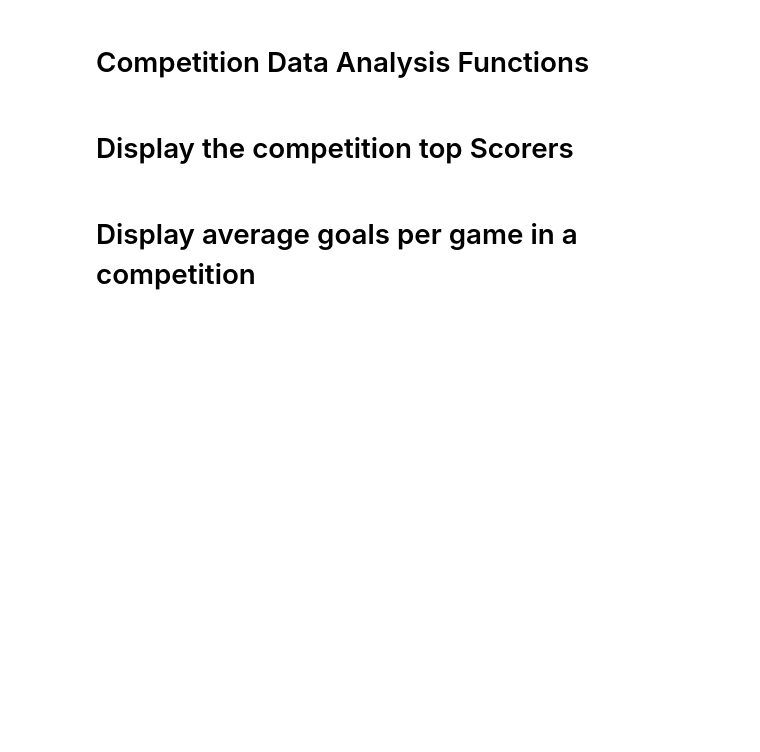
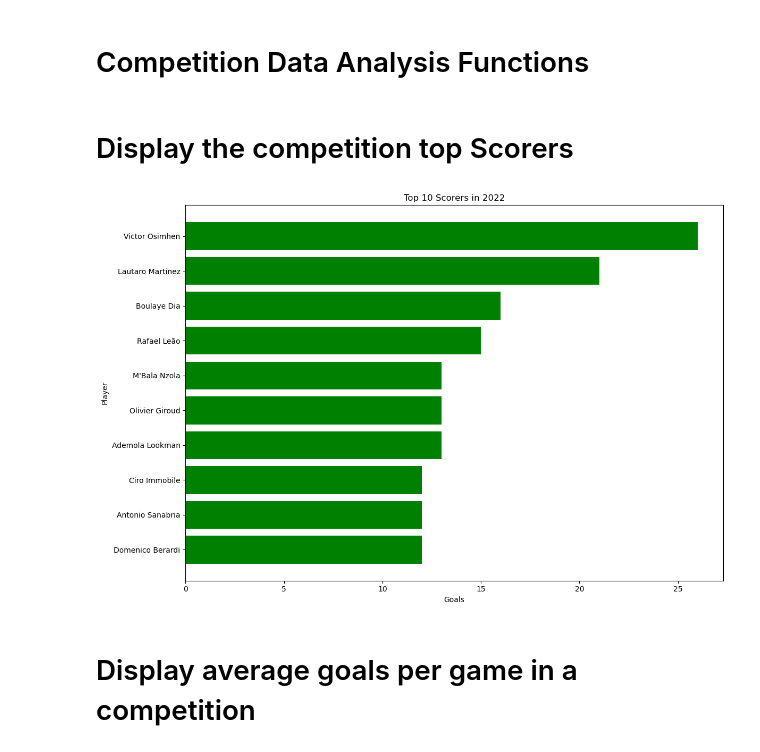
Before and after one commit to marv150302/Football-Stats-Project, a Jupyter notebook: solution/jupyter_data_analysis/data_analysis.ipynb, the cells around one changed output. Drawn from its saved outputs; the diff is of its cells as text; code cells hidden in the pictures; blank space fills up the shorter version.

```diff
--- a/solution/jupyter_data_analysis/data_analysis.ipynb
+++ b/solution/jupyter_data_analysis/data_analysis.ipynb
@@ -1544,72 +1541,59 @@ plot_goals_scored_conceded_managers_grouped(club_id=12)
 # Display the competition top Scorers
 # %%
 def plot_top_scorers(competition_id, season):
+
+    #i had to divide the pipelines because making a single one was too heavy
     appearances_collection = mongo_db['appearances']
-    #games_collection = mongo_db['games']
+    games_collection = mongo_db['games']
 
-    #appearances_collection.create_index([('game_id', 1)])
-    #games_collection.create_index([('game_id', 1), ('competition_id', 1), ('season', 1)])
+    game_ids = list(games_collection.find(
+        {'competition_id': competition_id, 'season': season},
+        {'game_id': 1, '_id': 0}
+    ))
+    game_ids = [game['game_id'] for game in game_ids]
 
-    # MongoDB aggregation pipeline
+    if not game_ids:
+        print("No games found for the specified competition and season.")
+        return
+
     pipeline = [
-        {
-            '$lookup': {
-                'from': 'games',
-                'localField': 'game_id',
-                'foreignField': 'game_id',
-                'as': 'game_info'
-            }
-        },
-        {'$unwind': '$game_info'},
-        {
-            '$match': {
-                'game_info.competition_id': competition_id,
-                'game_info.season': season
-            }
-        },
-        {
-            '$group': {
-                '_id': '$player_id',
-                'total_goals': {'$sum': '$goals'}
-            }
-        }
+        {'$match': {'game_id': {'$in': game_ids}}},
+        {'$group': {'_id': '$player_id', 'total_goals': {'$sum': '$goals'}}},
+        {'$sort': {'total_goals': -1}},
+        {'$limit': 10}
     ]
 
     mongo_df = pd.DataFrame(list(appearances_collection.aggregate(pipeline)))
 
     if mongo_df.empty:
         print("No data found for the specified competition and season.")
         return
 
-    # Fetch player names from PostgreSQL
-    pg_query = f"""
-    SELECT player_id, name FROM players WHERE player_id IN ({",".join(map(str, mongo_df['_id']))})
-    """
+    # get player names from PostgreSQL
+    player_ids = ','.join(map(str, mongo_df['_id']))
+    pg_query = f"SELECT player_id, name FROM players WHERE player_id IN ({player_ids})"
 
     pg_df = pd.read_sql_query(pg_query, pg_engine)
 
-    # Merge MongoDB and Postgre data
+    # Merging MongoDB and Postgre data
     merged_df = mongo_df.merge(pg_df, how='left', left_on='_id', right_on='player_id')
 
     if merged_df.empty:
         print("No player names found.")
         return
 
-    # Sort and limit to top 10 scorers
-    merged_df.sort_values(by='total_goals', ascending=False, inplace=True)
-    top_df = merged_df.head(10)
-
-    # Plotting
     fig, ax = plt.subplots(figsize=(12, 8))
-    ax.barh(top_df['name'], top_df['total_goals'], color='g')
+    ax.barh(merged_df['name'], merged_df['total_goals'], color='g')
     ax.set_xlabel('Goals')
     ax.set_ylabel('Player')
     ax.set_title(f'Top 10 Scorers in {season}')
     ax.invert_yaxis()
     plt.tight_layout()
     plt.show()
 
 plot_top_scorers(competition_id='IT1', season=2022)
+# %% [output]
+[figure, added]
 # %% [markdown]
 # Display average goals per game in a competition
 # %%
```
Also changed, not shown: parts of 32 cells of this notebook, 3 other files.
